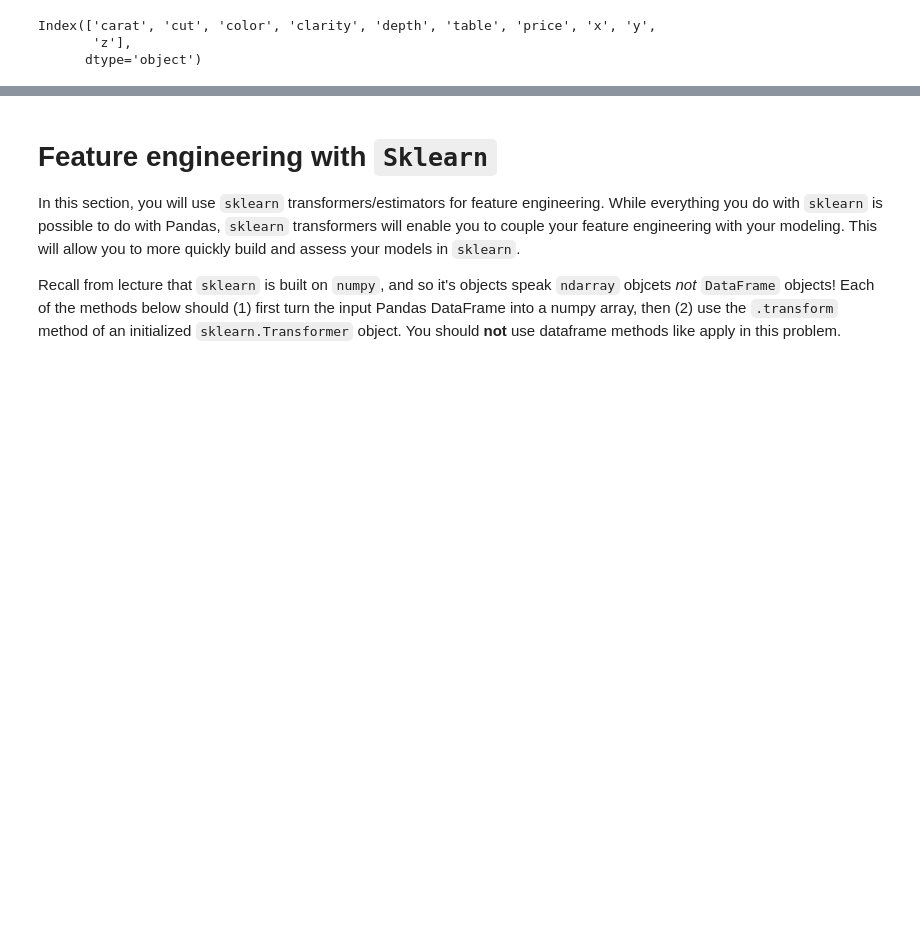
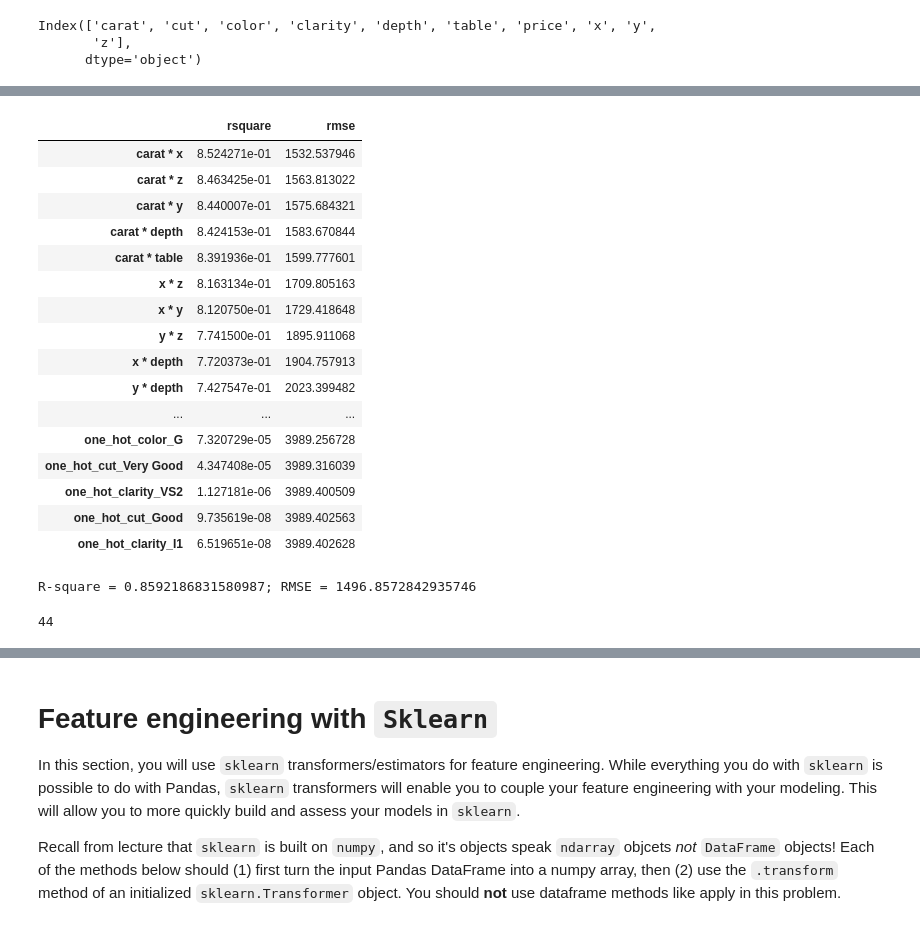
Before and after one commit to AECassAWei/dsc80-wi20, a Jupyter notebook: labs/lab08/lab08.ipynb, the cells around one changed output, grey strips where cells are left out. Cells and saved outputs as stored; diff of their text form; code cells hidden in the pictures; blank space fills up the shorter version.

```diff
--- a/labs/lab08/lab08.ipynb
+++ b/labs/lab08/lab08.ipynb
@@ -403,7 +426,7 @@ def cat2onehot(col):
     ohe = []
     for elem in col: # Loop through column values
         # Create hit/not hit
-        ohe.append((unique_val == elem) * 1.0)
+        ohe.append((unique_val == elem) * 1)
 
     return pd.DataFrame(data=ohe, index=col.index, columns=ohe_names)
 
@@ -684,10 +746,15 @@ Index(['carat', 'cut', 'color', 'clarity', 'depth', 'table', 'price', 'x', 'y',
 
 # X = diamonds[['carat', 'x', 'y', 'z', 'depth', 'table']]
 X = diamonds['carat']
+X = diamonds['x']
+X = diamonds['y']
+X = diamonds['z']
+X = diamonds['depth']
+X = diamonds['table']
 y = diamonds['price']
 
 lr = LinearRegression()
-ln = scipy.stats.linregress(diamonds[['carat', 'price']])  # X is dataframe of training data; y a series of prices
+ln = scipy.stats.linregress(diamonds[['table', 'price']])  # X is dataframe of training data; y a series of prices
 # lr.score(X, y)  # R-squared
 # lr.predict(X) # predicted prices
 ln.rvalue ** 2
@@ -696,6 +763,7 @@ ln.rvalue ** 2
 # %%
 # Q1 - Q3
 # for col in ['carat', 'cut', 'color', 'clarity', 'depth', 'table', 'x', 'y', 'z']: # include categorical
+index_lst, rsquare_lst, rmse_lst = [], [], []
 for col in ['carat', 'depth', 'table', 'x', 'y', 'z']:
     X = diamonds[[col]]
     y = diamonds['price']
@@ -705,5 +773,12 @@ for col in ['carat', 'depth', 'table', 'x', 'y', 'z']:
     rsquare = lr.score(X, y)  # R-squared
     pred_price = lr.predict(X) # predicted prices
     rmse = np.sqrt(np.mean((pred_price - y)**2)) # RMSE
-    print(col + ': R-square = ' + str(rsquare) + '; RMSE = ' + str(rmse))
+
+    index_lst.append(col)
+    rsquare_lst.append(rsquare)
+    rmse_lst.append(rmse)
+    # print(col + ': R-square = ' + str(rsquare) + '; RMSE = ' + str(rmse))
+# print([rsquare_lst, rmse_lst])
+info = pd.DataFrame(index=index_lst, data=dict(zip('rsquare rmse'.split(), [rsquare_lst, rmse_lst])))
+info
 # %% [output]
@@ -718,3 +804,23 @@ ordinal = create_ordinal(diamonds)
 one_hot = create_one_hot(diamonds)
 prop = create_proportions(diamonds)
 poly = create_quadratics(diamonds)
+# %%
+index_lst, rsquare_lst, rmse_lst = [], [], []
+for df in [ordinal, one_hot, prop, poly]:
+    for col in df.columns:
+        X = df[[col]]
+        y = diamonds['price']
+
+        lr = LinearRegression()
+        lr.fit(X, y)  # X is dataframe of training data; y a series of prices
+        rsquare = lr.score(X, y)  # R-squared
+        pred_price = lr.predict(X) # predicted prices
+        rmse = np.sqrt(np.mean((pred_price - y)**2)) # RMSE
+
+
+        index_lst.append(col)
+        rsquare_lst.append(rsquare)
+        rmse_lst.append(rmse)
+        # print(col + ': R-square = ' + str(rsquare) + '; RMSE = ' + str(rmse))
+info = pd.DataFrame(index=index_lst, data=dict(zip('rsquare rmse'.split(), [rsquare_lst, rmse_lst])))
+info.head()
@@ -721 +834,39 @@ poly = create_quadratics(diamonds)
+# %%
+info.sort_values('rsquare', ascending=False)
+# %% [output]
+|  | rsquare | rmse |
+| carat * x | 8.524271e-01 | 1532.537946 |
+| carat * z | 8.463425e-01 | 1563.813022 |
+| carat * y | 8.440007e-01 | 1575.684321 |
+| carat * depth | 8.424153e-01 | 1583.670844 |
+| carat * table | 8.391936e-01 | 1599.777601 |
+| x * z | 8.163134e-01 | 1709.805163 |
+| x * y | 8.120750e-01 | 1729.418648 |
+| y * z | 7.741500e-01 | 1895.911068 |
+| x * depth | 7.720373e-01 | 1904.757913 |
+| y * depth | 7.427547e-01 | 2023.399482 |
+| ... | ... | ... |
+| one_hot_color_G | 7.320729e-05 | 3989.256728 |
+| one_hot_cut_Very Good | 4.347408e-05 | 3989.316039 |
+| one_hot_clarity_VS2 | 1.127181e-06 | 3989.400509 |
+| one_hot_cut_Good | 9.735619e-08 | 3989.402563 |
+| one_hot_clarity_I1 | 6.519651e-08 | 3989.402628 |
+# %%
+origin = diamonds[['carat', 'depth', 'table', 'x', 'y', 'z']] # Original quantitative cols
+X = origin
+y = diamonds['price']
+
+lr = LinearRegression()
+lr.fit(X, y)  # X is dataframe of training data; y a series of prices
+rsquare = lr.score(X, y)  # R-squared
+pred_price = lr.predict(X) # predicted prices
+rmse = np.sqrt(np.mean((pred_price - y)**2)) # RMSE
+print('R-square = ' + str(rsquare) + '; RMSE = ' + str(rmse))
+# %% [output]
+R-square = 0.8592186831580987; RMSE = 1496.8572842935746
+# %%
+all_features = pd.concat([origin, ordinal, one_hot, poly], axis=1, sort=False)
+origin.shape[1] + ordinal.shape[1] + one_hot.shape[1] + poly.shape[1] # 44 cols
+# %% [output]
+44
 # %%
```
Also changed, not shown: parts of 51 cells of this notebook, 2 other files.
